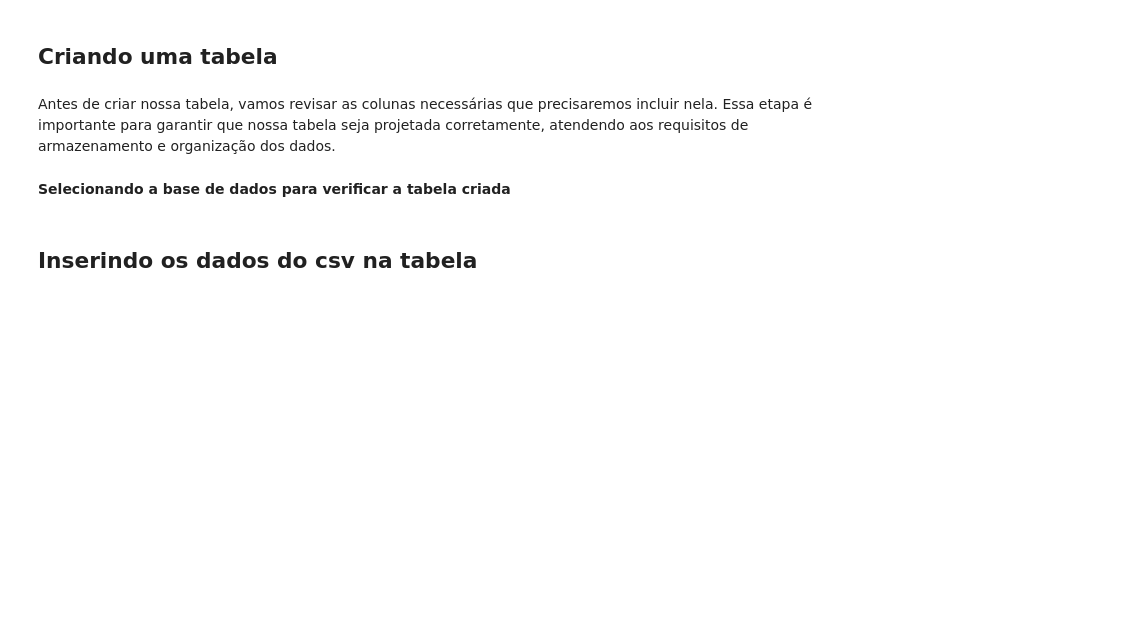
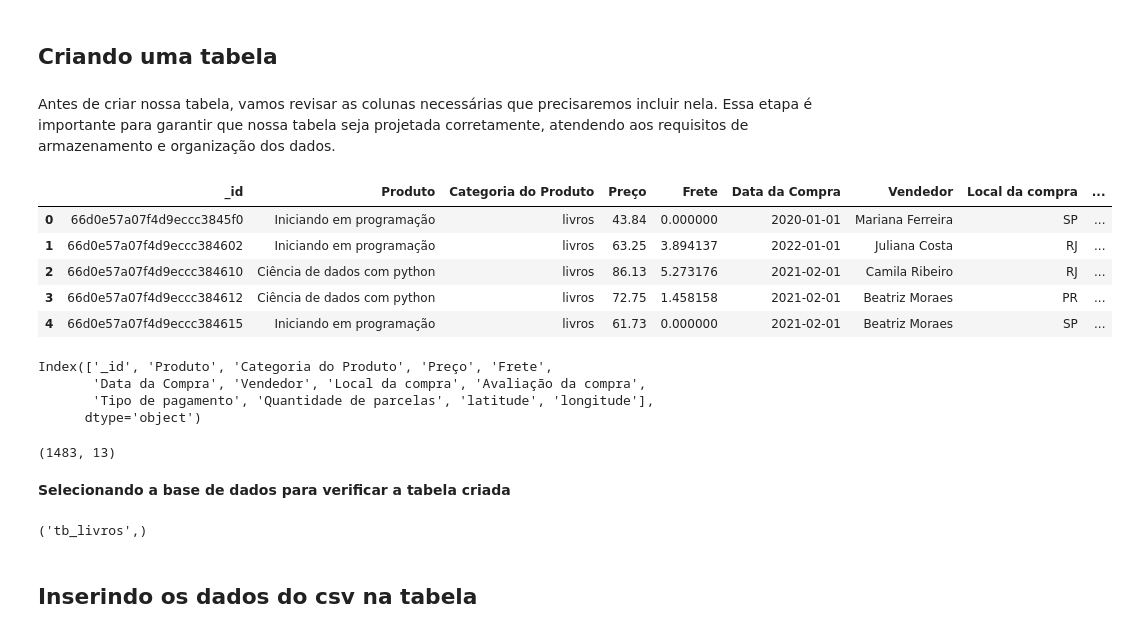
Before and after one commit to joaosantosjps/academic_projects, a Jupyter notebook: alura/data_enginner/pipeline-python-mongo-mysql/notebooks/save_data_mysql.ipynb, the cells around one changed output. Drawn from its saved outputs; the diff is of its cells as text; code cells hidden in the pictures; blank space fills up the shorter version.

Commit message:
Salvando dados no MySql

```diff
--- a/alura/data_enginner/pipeline-python-mongo-mysql/notebooks/save_data_mysql.ipynb
+++ b/alura/data_enginner/pipeline-python-mongo-mysql/notebooks/save_data_mysql.ipynb
@@ -38,3 +38,26 @@ for db in cursor:
 ## Criando uma tabela
 # %% [markdown]
 Antes de criar nossa tabela, vamos revisar as colunas necessárias que precisaremos incluir nela. Essa etapa é importante para garantir que nossa tabela seja projetada corretamente, atendendo aos requisitos de armazenamento e organização dos dados.
+# %%
+import pandas as pd
+
+df_livros = pd.read_csv("/home/joao-santos/Desktop/academic_projects/alura/data_enginner/pipeline-python-mongo-mysql/data/tabela_livros.csv")
+df_livros.head()
+# %% [output]
+|  | _id | Produto | Categoria do Produto | Preço | Frete | Data da Compra | Vendedor | Local da compra | ... |
+| 0 | 66d0e57a07f4d9eccc3845f0 | Iniciando em programação | livros | 43.84 | 0.000000 | 2020-01-01 | Mariana Ferreira | SP | ... |
+| 1 | 66d0e57a07f4d9eccc384602 | Iniciando em programação | livros | 63.25 | 3.894137 | 2022-01-01 | Juliana Costa | RJ | ... |
+| 2 | 66d0e57a07f4d9eccc384610 | Ciência de dados com python | livros | 86.13 | 5.273176 | 2021-02-01 | Camila Ribeiro | RJ | ... |
+| 3 | 66d0e57a07f4d9eccc384612 | Ciência de dados com python | livros | 72.75 | 1.458158 | 2021-02-01 | Beatriz Moraes | PR | ... |
+| 4 | 66d0e57a07f4d9eccc384615 | Iniciando em programação | livros | 61.73 | 0.000000 | 2021-02-01 | Beatriz Moraes | SP | ... |
+# %%
+df_livros.columns
+# %% [output]
+Index(['_id', 'Produto', 'Categoria do Produto', 'Preço', 'Frete',
+       'Data da Compra', 'Vendedor', 'Local da compra', 'Avaliação da compra',
+       'Tipo de pagamento', 'Quantidade de parcelas', 'latitude', 'longitude'],
+      dtype='object')
+# %%
+df_livros.shape
+# %% [output]
+(1483, 13)
@@ -41,5 +83,13 @@ Antes de criar nossa tabela, vamos revisar as colunas necessárias que precisare
 # %% [markdown]
 **Selecionando a base de dados para verificar a tabela criada**
+# %%
+cursor.execute("USE dbprodutos;")
+cursor.execute("SHOW TABLES;")
+
+for tb in cursor:
+    print(tb)
+# %% [output]
+('tb_livros',)
 # %% [markdown]
 ## Inserindo os dados do csv na tabela
 # %% [markdown]
```
Also changed, not shown: parts of 8 cells of this notebook.
